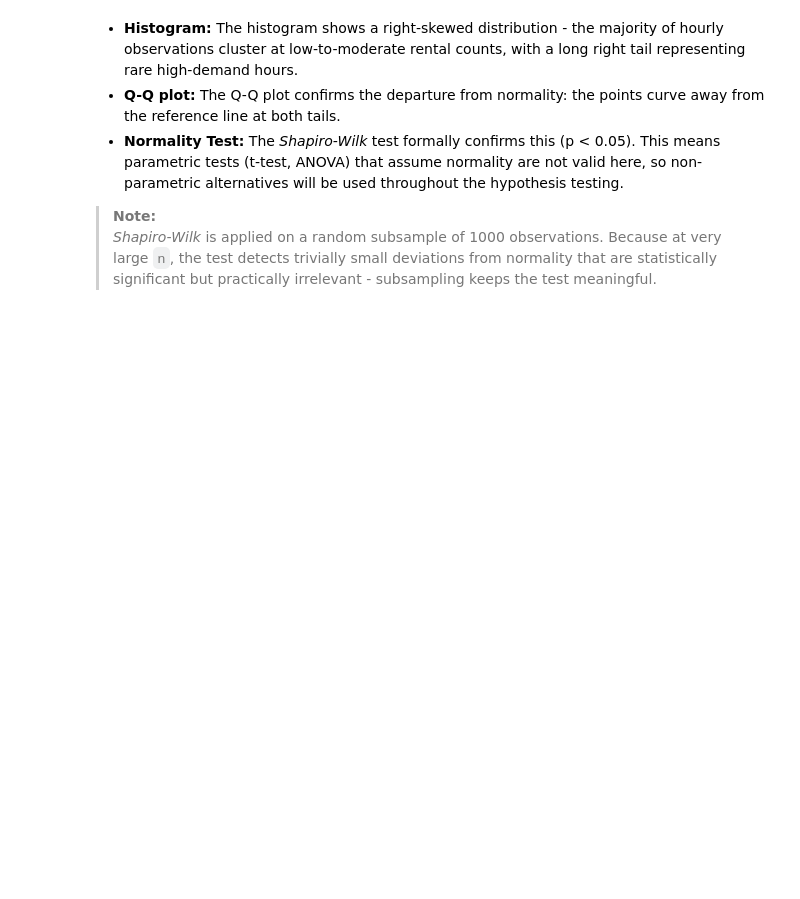
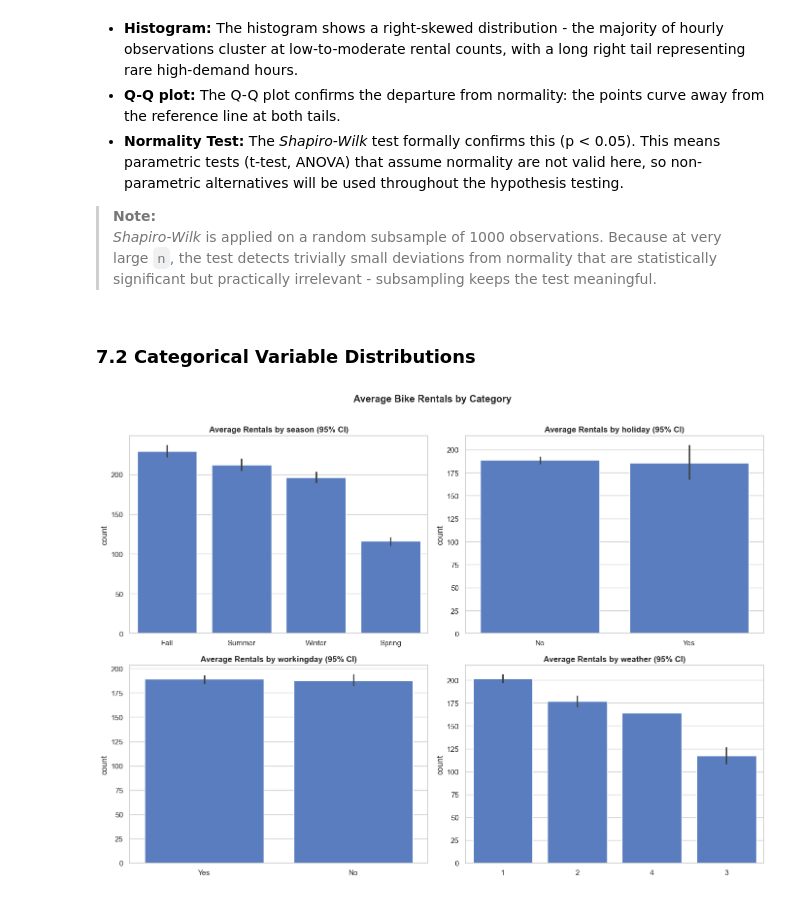
Before and after one commit to lozeva/yulu-bike-demand-analysis, a Jupyter notebook: yulu_bike_demand_analysis.ipynb, the cells around one changed output. Saved outputs shown, nothing was run; the diff lists cells and outputs as text; code cells hidden in the pictures; blank space fills up the shorter version.

Commit message:
Add EDA: average rentals by category (section 7.2)

```diff
--- a/yulu_bike_demand_analysis.ipynb
+++ b/yulu_bike_demand_analysis.ipynb
@@ -350,3 +350,22 @@ p < α: reject normality assumption.
 
 > **Note:** <br>
 > *Shapiro-Wilk* is applied on a random subsample of 1000 observations. Because at very large `n`, the test detects trivially small deviations from normality that are statistically significant but practically irrelevant - subsampling keeps the test meaningful.
+# %% [markdown]
+### 7.2 Categorical Variable Distributions
+# %%
+cat_plot_cols = ['season', 'holiday', 'workingday', 'weather']
+
+fig, axes = plt.subplots(2, 2, figsize=(14, 10))
+axes = axes.flatten()
+
+for i, col in enumerate(cat_plot_cols):
+    order = df_clean.groupby(col, observed=True)['count'].mean().sort_values(ascending=False).index
+    sns.barplot(data=df_clean, x=col, y='count', order=order, ax=axes[i], errorbar=('ci', 95)) # The error bar shows 95% confidence interval around the mean
+    axes[i].set_title(f'Average Rentals by {col} (95% CI)', fontweight='bold')
+    axes[i].set_xlabel('')
+
+plt.suptitle('Average Bike Rentals by Category', fontweight='bold', y=1.01)
+plt.tight_layout()
+plt.show()
+# %% [output]
+[figure, added]
```
Also changed, not shown: parts of 1 cell of this notebook.
